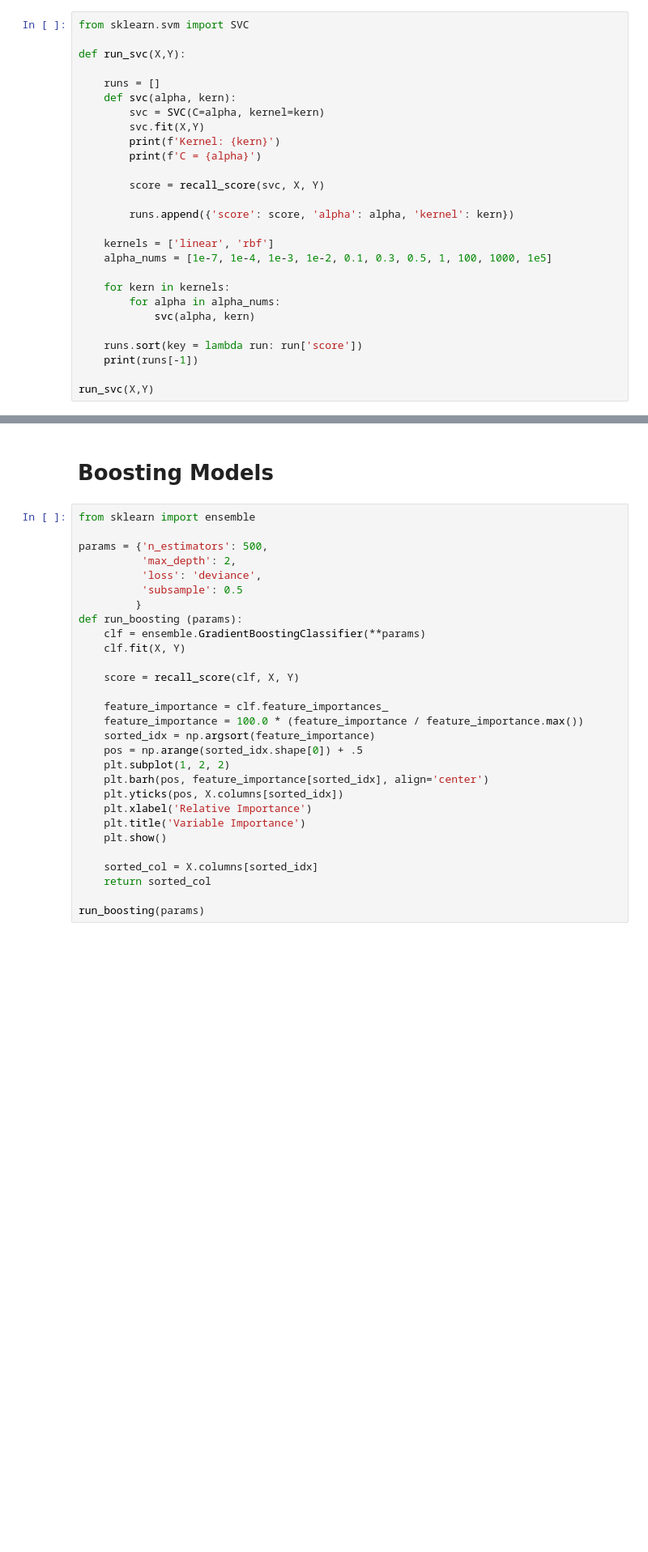
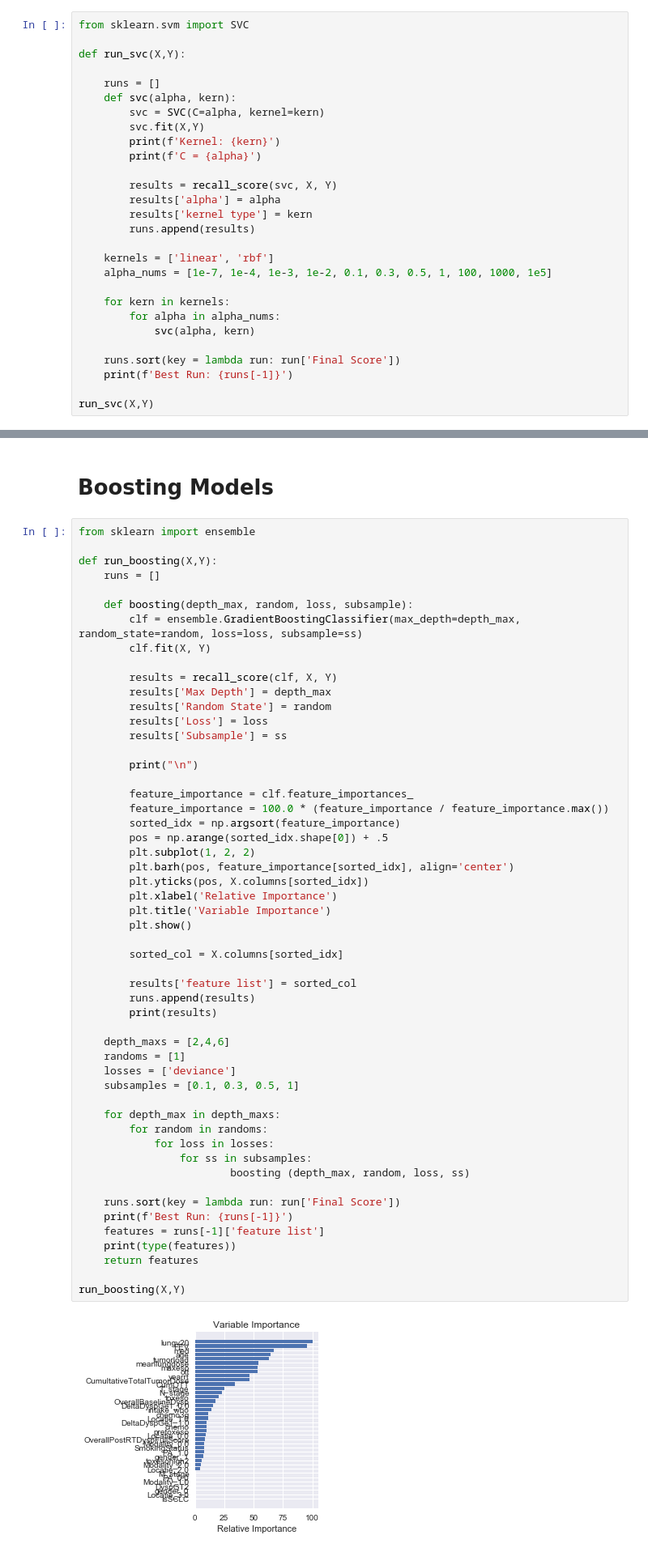
Before and after one commit to birajaghoshal/Supervised-Capstone, a Jupyter notebook: Supervised Capstone Practice.ipynb, the cells around one changed output, grey strips where cells are left out. Shown at 81% size. Saved outputs shown, nothing was run; the diff lists cells and outputs as text; blank space fills up the shorter version.

Commit message:
cannot return feature list in boosting model

```diff
--- a/Supervised Capstone Practice.ipynb
+++ b/Supervised Capstone Practice.ipynb
@@ -677,9 +662,10 @@ def run_svc(X,Y):
         print(f'Kernel: {kern}')
         print(f'C = {alpha}')
 
-        score = recall_score(svc, X, Y)
-
-        runs.append({'score': score, 'alpha': alpha, 'kernel': kern})
+        results = recall_score(svc, X, Y)
+        results['alpha'] = alpha
+        results['kernel type'] = kern
+        runs.append(results)
 
     kernels = ['linear', 'rbf']
     alpha_nums = [1e-7, 1e-4, 1e-3, 1e-2, 0.1, 0.3, 0.5, 1, 100, 1000, 1e5]
@@ -688,8 +674,8 @@ def run_svc(X,Y):
         for alpha in alpha_nums:
             svc(alpha, kern)
 
-    runs.sort(key = lambda run: run['score'])
-    print(runs[-1])
+    runs.sort(key = lambda run: run['Final Score'])
+    print(f'Best Run: {runs[-1]}')
 
 run_svc(X,Y)
 # %% [output]
@@ -717,30 +704,55 @@ The best SVM model uses a lambda 0.3 to achieve a combined score of 71.8%. So fa
 # %%
 from sklearn import ensemble
 
-params = {'n_estimators': 500,
-          'max_depth': 2,
-          'loss': 'deviance',
-          'subsample': 0.5
-         }
-def run_boosting (params):
-    clf = ensemble.GradientBoostingClassifier(**params)
-    clf.fit(X, Y)
+def run_boosting(X,Y):
+    runs = []
 
-    score = recall_score(clf, X, Y)
+    def boosting(depth_max, random, loss, subsample):
+        clf = ensemble.GradientBoostingClassifier(max_depth=depth_max, random_state=random, loss=loss, subsample=ss)
+        clf.fit(X, Y)
 
-    feature_importance = clf.feature_importances_
-    feature_importance = 100.0 * (feature_importance / feature_importance.max())
-    sorted_idx = np.argsort(feature_importance)
-    pos = np.arange(sorted_idx.shape[0]) + .5
-    plt.subplot(1, 2, 2)
-    plt.barh(pos, feature_importance[sorted_idx], align='center')
-    plt.yticks(pos, X.columns[sorted_idx])
-    plt.xlabel('Relative Importance')
-    plt.title('Variable Importance')
-    plt.show()
+        results = recall_score(clf, X, Y)
+        results['Max Depth'] = depth_max
+        results['Random State'] = random
+        results['Loss'] = loss
+        results['Subsample'] = ss
 
-    sorted_col = X.columns[sorted_idx]
-    return sorted_col
+        print("\n")
 
-run_boosting(params)
+        feature_importance = clf.feature_importances_
+        feature_importance = 100.0 * (feature_importance / feature_importance.max())
+        sorted_idx = np.argsort(feature_importance)
+        pos = np.arange(sorted_idx.shape[0]) + .5
+        plt.subplot(1, 2, 2)
+        plt.barh(pos, feature_importance[sorted_idx], align='center')
+        plt.yticks(pos, X.columns[sorted_idx])
+        plt.xlabel('Relative Importance')
+        plt.title('Variable Importance')
+        plt.show()
+
+        sorted_col = X.columns[sorted_idx]
+
+        results['feature list'] = sorted_col
+        runs.append(results)
+        print(results)
+
+    depth_maxs = [2,4,6]
+    randoms = [1]
+    losses = ['deviance']
+    subsamples = [0.1, 0.3, 0.5, 1]
+
+    for depth_max in depth_maxs:
+        for random in randoms:
+            for loss in losses:
+                for ss in subsamples:
+                        boosting (depth_max, random, loss, ss)
+
+    runs.sort(key = lambda run: run['Final Score'])
+    print(f'Best Run: {runs[-1]}')
+    features = runs[-1]['feature list']
+    print(type(features))
+    return features
+
+run_boosting(X,Y)
 # %% [output]
+[figure, new version]
```
Also changed, not shown: parts of 20 cells of this notebook.
